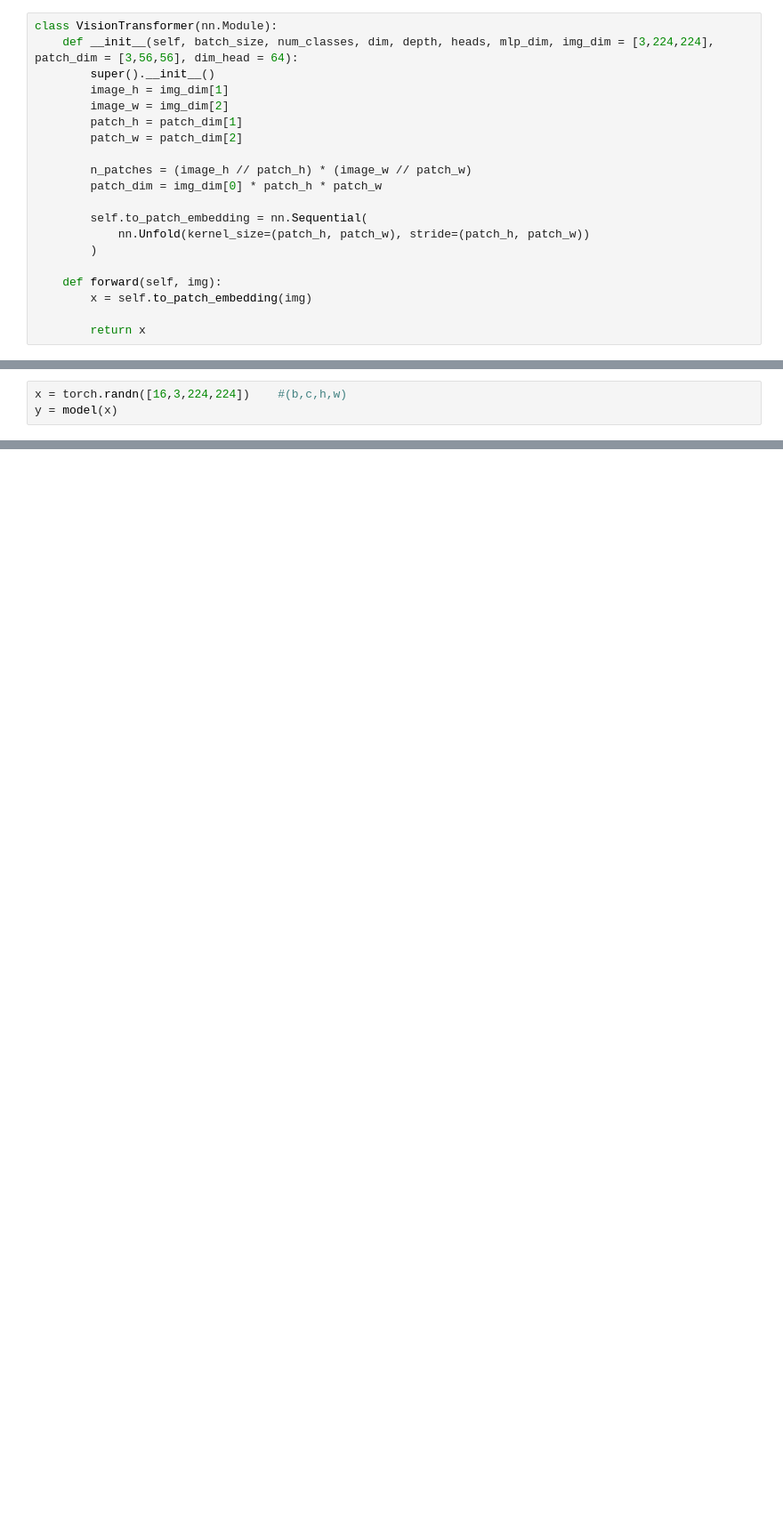
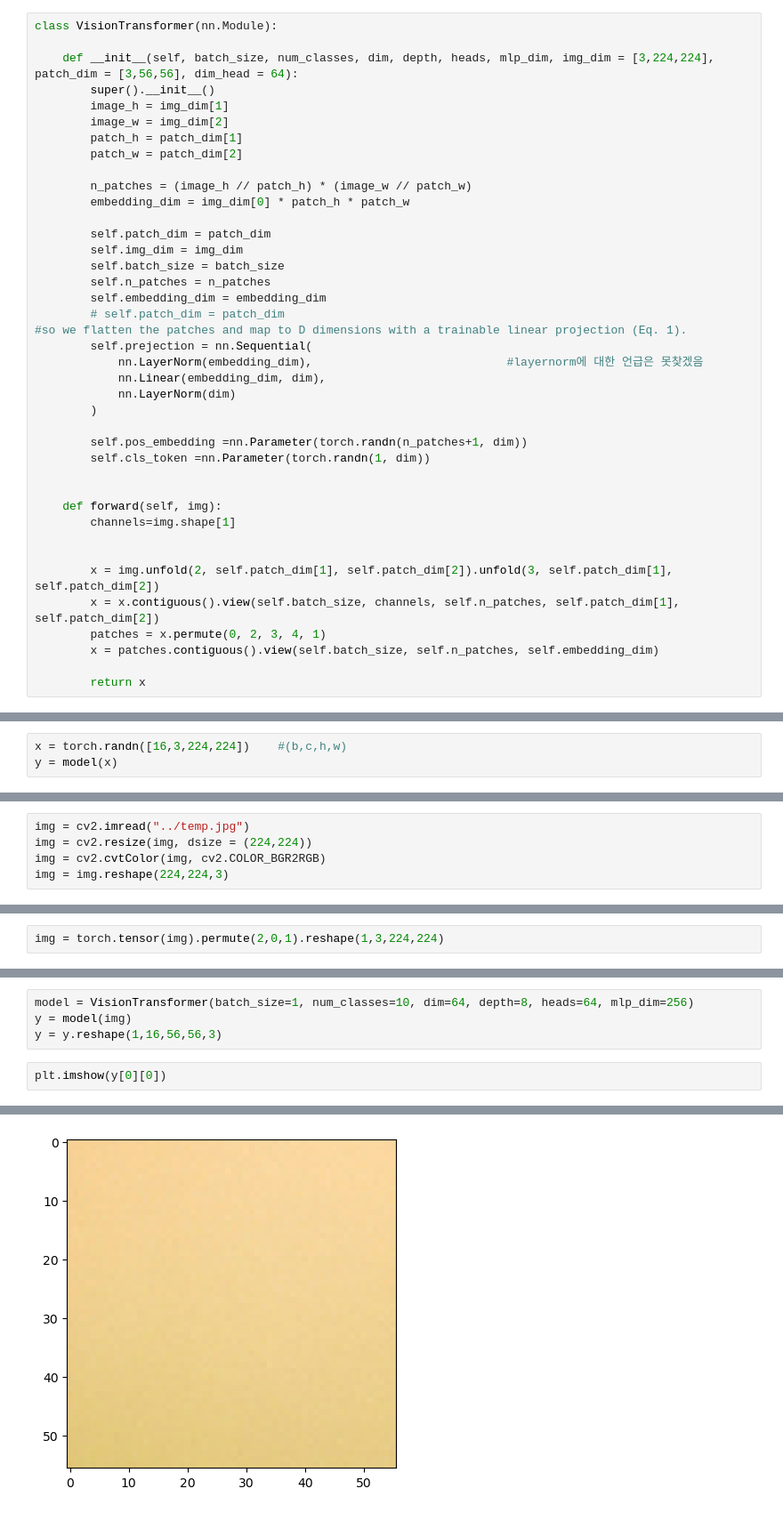
Before and after one commit to hykhhijk/PaperImplemenataion, a Jupyter notebook: ViT/ViT.ipynb, the cells around one changed output, grey strips where cells are left out. Shown: that part at 89% size. Saved outputs shown, nothing was run; the diff lists cells and outputs as text; blank space fills up the shorter version.

Commit message:
Add patch embedding

```diff
--- a/ViT/ViT.ipynb
+++ b/ViT/ViT.ipynb
@@ -28,5 +16,6 @@ def clone_module_list(module: M, n: int) -> TypedModuleList[M]:
 # %%
 class VisionTransformer(nn.Module):
+
     def __init__(self, batch_size, num_classes, dim, depth, heads, mlp_dim, img_dim = [3,224,224], patch_dim = [3,56,56], dim_head = 64):
         super().__init__()
         image_h = img_dim[1]
@@ -35,14 +24,33 @@ class VisionTransformer(nn.Module):
         patch_w = patch_dim[2]
 
         n_patches = (image_h // patch_h) * (image_w // patch_w)
-        patch_dim = img_dim[0] * patch_h * patch_w
+        embedding_dim = img_dim[0] * patch_h * patch_w
 
-        self.to_patch_embedding = nn.Sequential(
-            nn.Unfold(kernel_size=(patch_h, patch_w), stride=(patch_h, patch_w))
+        self.patch_dim = patch_dim
+        self.img_dim = img_dim
+        self.batch_size = batch_size
+        self.n_patches = n_patches
+        self.embedding_dim = embedding_dim
+        # self.patch_dim = patch_dim
+#so we flatten the patches and map to D dimensions with a trainable linear projection (Eq. 1).
+        self.prejection = nn.Sequential(
+            nn.LayerNorm(embedding_dim),                            #layernorm에 대한 언급은 못찾겠음
+            nn.Linear(embedding_dim, dim),
+            nn.LayerNorm(dim)
         )
 
+        self.pos_embedding =nn.Parameter(torch.randn(n_patches+1, dim))
+        self.cls_token =nn.Parameter(torch.randn(1, dim))
+
+
     def forward(self, img):
-        x = self.to_patch_embedding(img)
+        channels=img.shape[1]
+
+
+        x = img.unfold(2, self.patch_dim[1], self.patch_dim[2]).unfold(3, self.patch_dim[1], self.patch_dim[2])
+        x = x.contiguous().view(self.batch_size, channels, self.n_patches, self.patch_dim[1], self.patch_dim[2])
+        patches = x.permute(0, 2, 3, 4, 1)
+        x = patches.contiguous().view(self.batch_size, self.n_patches, self.embedding_dim)
 
         return x
 # %%
@@ -58,0 +71,5 @@ torch.Size([16, 9408, 16])
+# %%
+img = cv2.imread("../temp.jpg")
+img = cv2.resize(img, dsize = (224,224))
+img = cv2.cvtColor(img, cv2.COLOR_BGR2RGB)
+img = img.reshape(224,224,3)
@@ -58,0 +85,2 @@ torch.Size([16, 9408, 16])
+# %%
+img = torch.tensor(img).permute(2,0,1).reshape(1,3,224,224)
@@ -58,0 +92,7 @@ torch.Size([16, 9408, 16])
+# %%
+model = VisionTransformer(batch_size=1, num_classes=10, dim=64, depth=8, heads=64, mlp_dim=256)
+y = model(img)
+y = y.reshape(1,16,56,56,3)
+# %%
+plt.imshow(y[0][0])
+# %% [output]
@@ -58,0 +100 @@ torch.Size([16, 9408, 16])
+[figure, added]
```
Also changed, not shown: parts of 10 cells of this notebook.
